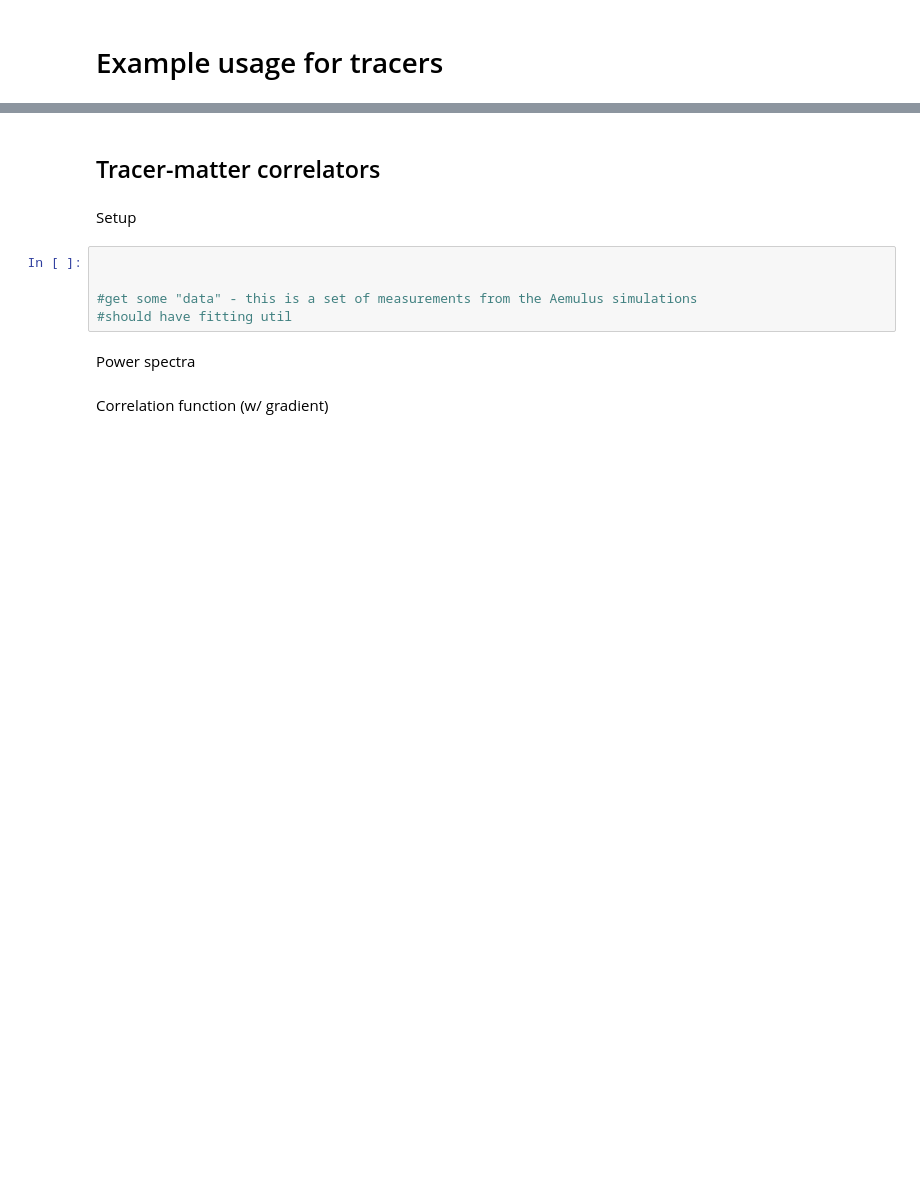
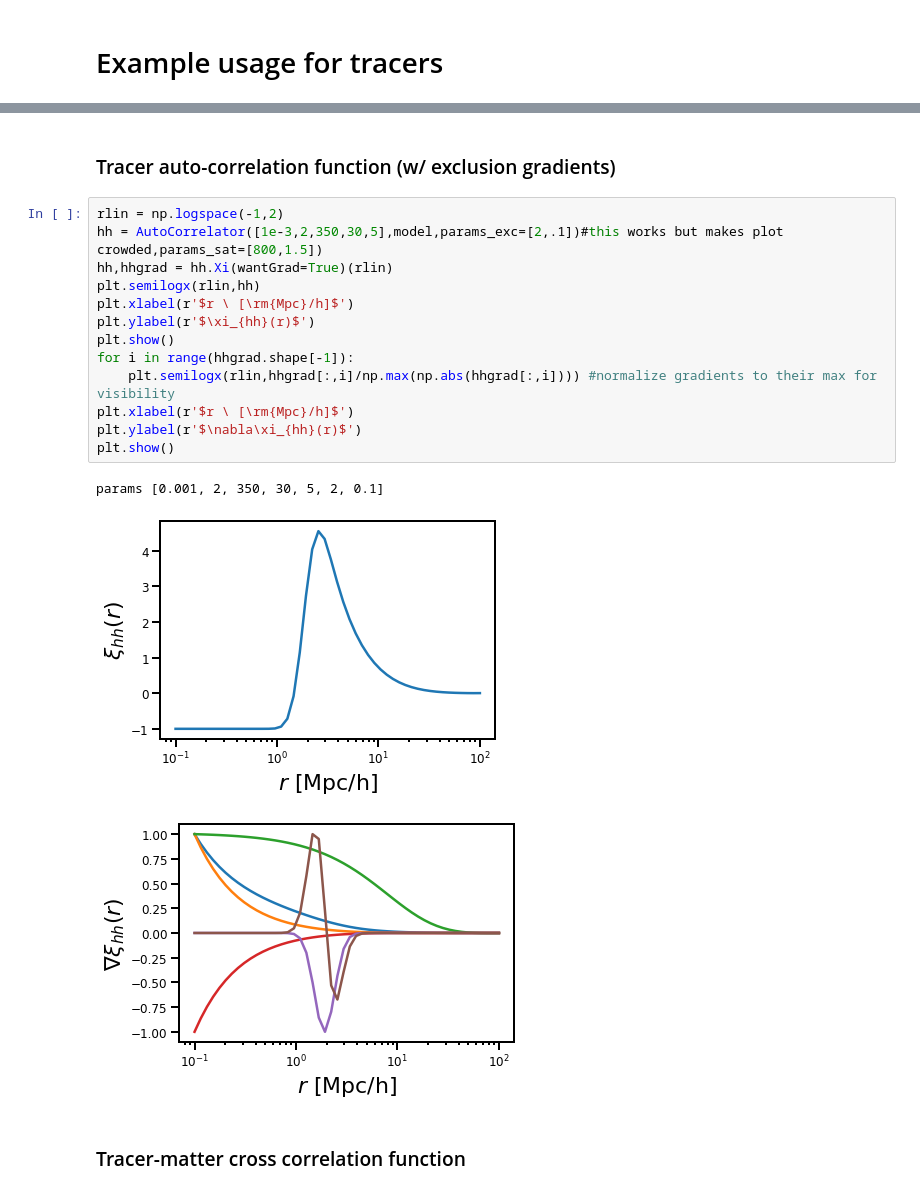
Before and after one commit to jmsull/gzpt, a Jupyter notebook: examples/first_example.ipynb, the cells around one changed output, grey strips where cells are left out. Cells and saved outputs as stored; diff of their text form; blank space fills up the shorter version.

Commit message:
Bugfixes, update examples, qualitative check on convolution exclusion.

```diff
--- a/examples/first_example.ipynb
+++ b/examples/first_example.ipynb
@@ -8,13 +34,21 @@ from gzpt import tracers
+# %% [markdown]
+### Tracer auto-correlation function (w/ exclusion gradients)
+# %%
+rlin = np.logspace(-1,2)
+hh = AutoCorrelator([1e-3,2,350,30,5],model,params_exc=[2,.1])#this works but makes plot crowded,params_sat=[800,1.5])
+hh,hhgrad = hh.Xi(wantGrad=True)(rlin)
+plt.semilogx(rlin,hh)
+plt.xlabel(r'$r \ [\rm{Mpc}/h]$')
+plt.ylabel(r'$\xi_{hh}(r)$')
+plt.show()
+for i in range(hhgrad.shape[-1]):
+    plt.semilogx(rlin,hhgrad[:,i]/np.max(np.abs(hhgrad[:,i]))) #normalize gradients to their max for visibility
+plt.xlabel(r'$r \ [\rm{Mpc}/h]$')
+plt.ylabel(r'$\nabla\xi_{hh}(r)$')
+plt.show()
+# %% [output]
+params [0.001, 2, 350, 30, 5, 2, 0.1]
+[figure, added]
+[figure, added]
 # %% [markdown]
-## Tracer-matter correlators
+### Tracer-matter cross correlation function
-# %% [markdown]
-Setup
-# %%
-
-
-#get some "data" - this is a set of measurements from the Aemulus simulations
-#should have fitting util
-# %% [markdown]
-Power spectra
-# %% [markdown]
-Correlation function (w/ gradient)
```
Also changed, not shown: parts of 17 cells of this notebook, 7 other files.
